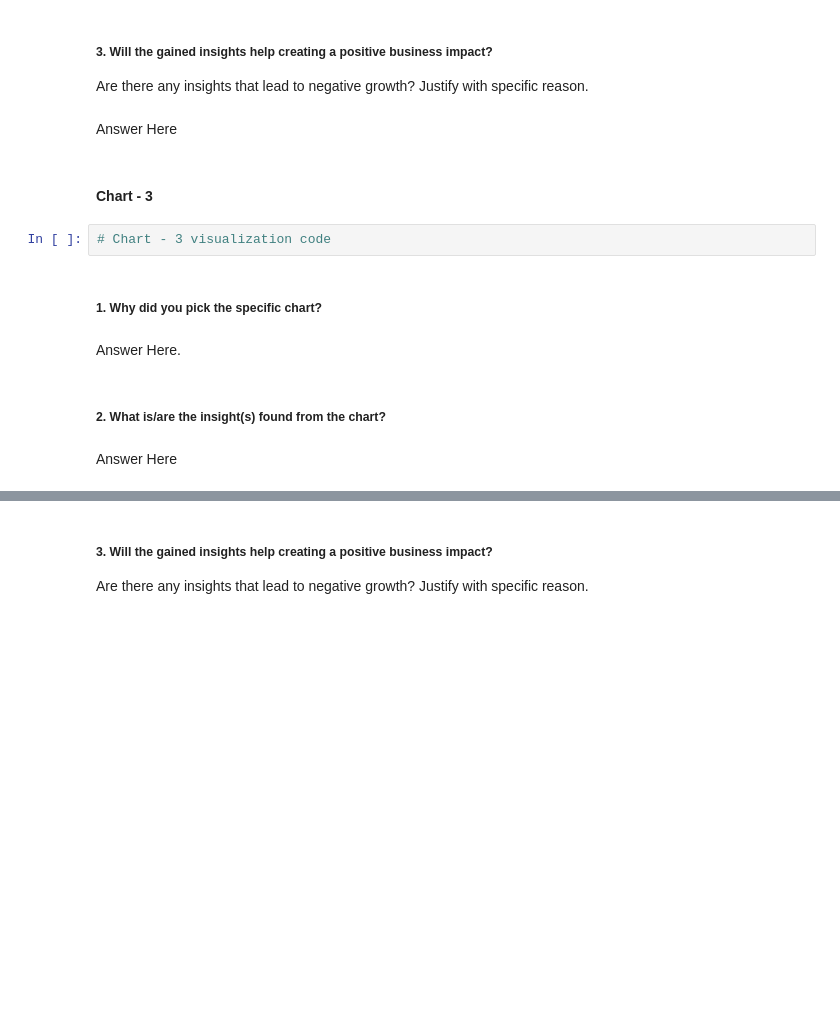
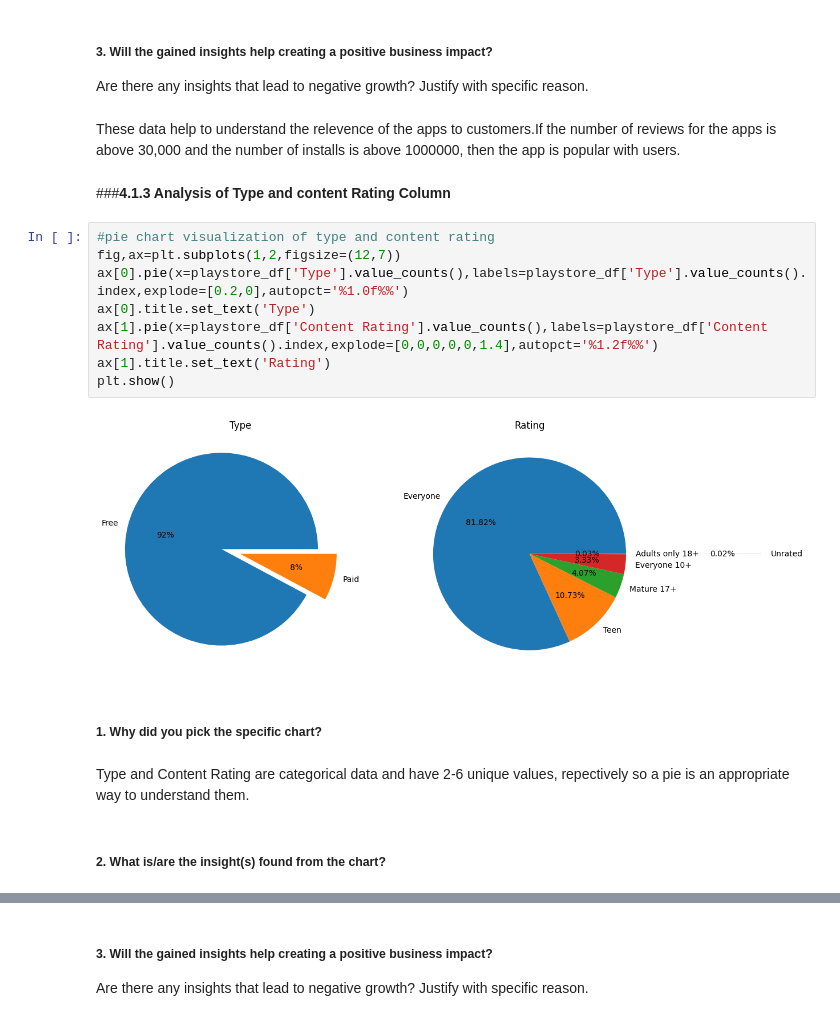
Before and after one commit to Mr-Himanshu123/Playstore-review-Analysis-EDA, a Jupyter notebook: Copy_of_Sample_EDA_Submission_Template.ipynb, the cells around one changed output, grey strips where cells are left out. Saved outputs shown, nothing was run; the diff lists cells and outputs as text; blank space fills up the shorter version.

```diff
--- a/Copy_of_Sample_EDA_Submission_Template.ipynb
+++ b/Copy_of_Sample_EDA_Submission_Template.ipynb
@@ -778,17 +874,23 @@ Answer Here
 # %% [markdown]
 ##### 3. Will the gained insights help creating a positive business impact?
 Are there any insights that lead to negative growth? Justify with specific reason.
-# %% [markdown]
-Answer Here
-# %% [markdown]
-#### Chart - 3
-# %%
-# Chart - 3 visualization code
+# %% [markdown]
+These data help to understand the relevence of the apps to customers.If the number of reviews for the apps is above 30,000 and the number of installs is above 1000000, then the app is popular with users.
+# %% [markdown]
+###**4.1.3 Analysis of Type and content Rating Column**
+# %%
+#pie chart visualization of type and content rating
+fig,ax=plt.subplots(1,2,figsize=(12,7))
+ax[0].pie(x=playstore_df['Type'].value_counts(),labels=playstore_df['Type'].value_counts().index,explode=[0.2,0],autopct='%1.0f%%')
+ax[0].title.set_text('Type')
+ax[1].pie(x=playstore_df['Content Rating'].value_counts(),labels=playstore_df['Content Rating'].value_counts().index,explode=[0,0,0,0,0,1.4],autopct='%1.2f%%')
+ax[1].title.set_text('Rating')
+plt.show()
+# %% [output]
+[figure, added]
 # %% [markdown]
 ##### 1. Why did you pick the specific chart?
-# %% [markdown]
-Answer Here.
+# %% [markdown]
+Type and Content Rating are categorical data and have 2-6 unique values, repectively so a pie is an appropriate way to understand them.
 # %% [markdown]
 ##### 2. What is/are the insight(s) found from the chart?
-# %% [markdown]
-Answer Here
```
Also changed, not shown: parts of 225 cells of this notebook.
